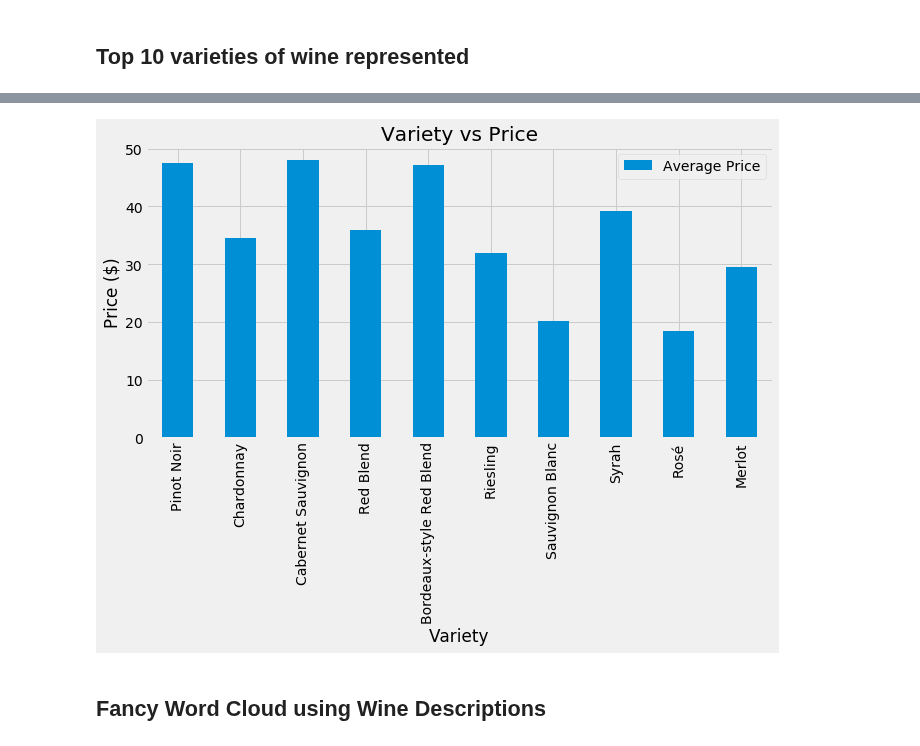
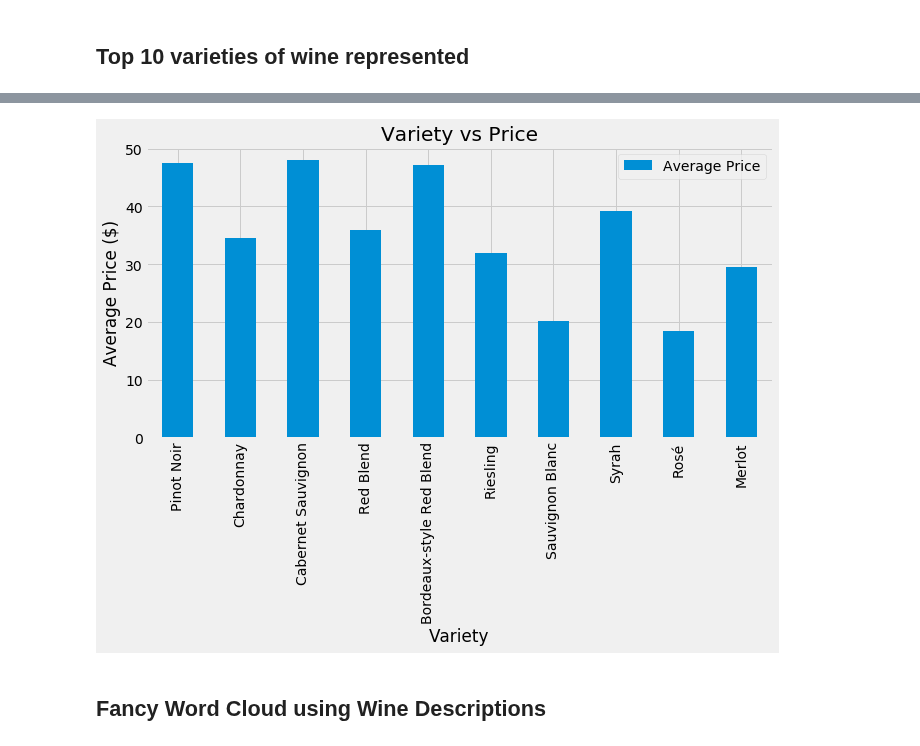
Before and after one commit to madengr00/PourTaste, a Jupyter notebook: Basic DataSet Information.ipynb, the cells around one changed output, grey strips where cells are left out. Drawn from its saved outputs; the diff is of its cells as text; code cells hidden in the pictures.

```diff
--- a/Basic DataSet Information.ipynb
+++ b/Basic DataSet Information.ipynb
@@ -206,24 +209,25 @@ final_variety_df
 | Rosé | 3262 | $18.51 | $5.00 | $800.00 | 87.0 |
 | Merlot | 3062 | $29.54 | $4.00 | $625.00 | 87.0 |
 # %%
+#formatting
 plt.style.use('fivethirtyeight')
+#create new df, since above was "ruined" by formatting
 for_bar_graph = pd.DataFrame({"Number of Wines in Dataframe" : variety_groups,
                              "Average Price" : avg_price_variety,
                              "Cheapest Bottle" : min_price_variety,
                              "Most Expensive Bottle": max_price_variety})
-
+#sort it
 variety_plot= for_bar_graph.sort_values("Number of Wines in Dataframe", ascending=False).head(10)
 final_variety_plot = variety_plot[["Average Price"]]
-final_variety_plot
 final_variety_plot.plot(kind="Bar", figsize=(10,5))
-
+#Axis labels
 plt.xlabel("Variety")
-plt.ylabel("Price ($)")
+plt.ylabel("Average Price ($)")
 plt.title("Variety vs Price")
 #save it
 plt.savefig("Output/Variety vs Price.png")
 # %% [output]
-[figure, old version]
+[figure, new version]
 # %% [markdown]
 ## Fancy Word Cloud using Wine Descriptions
 # %%
```
Also changed, not shown: parts of 1 cell of this notebook.
